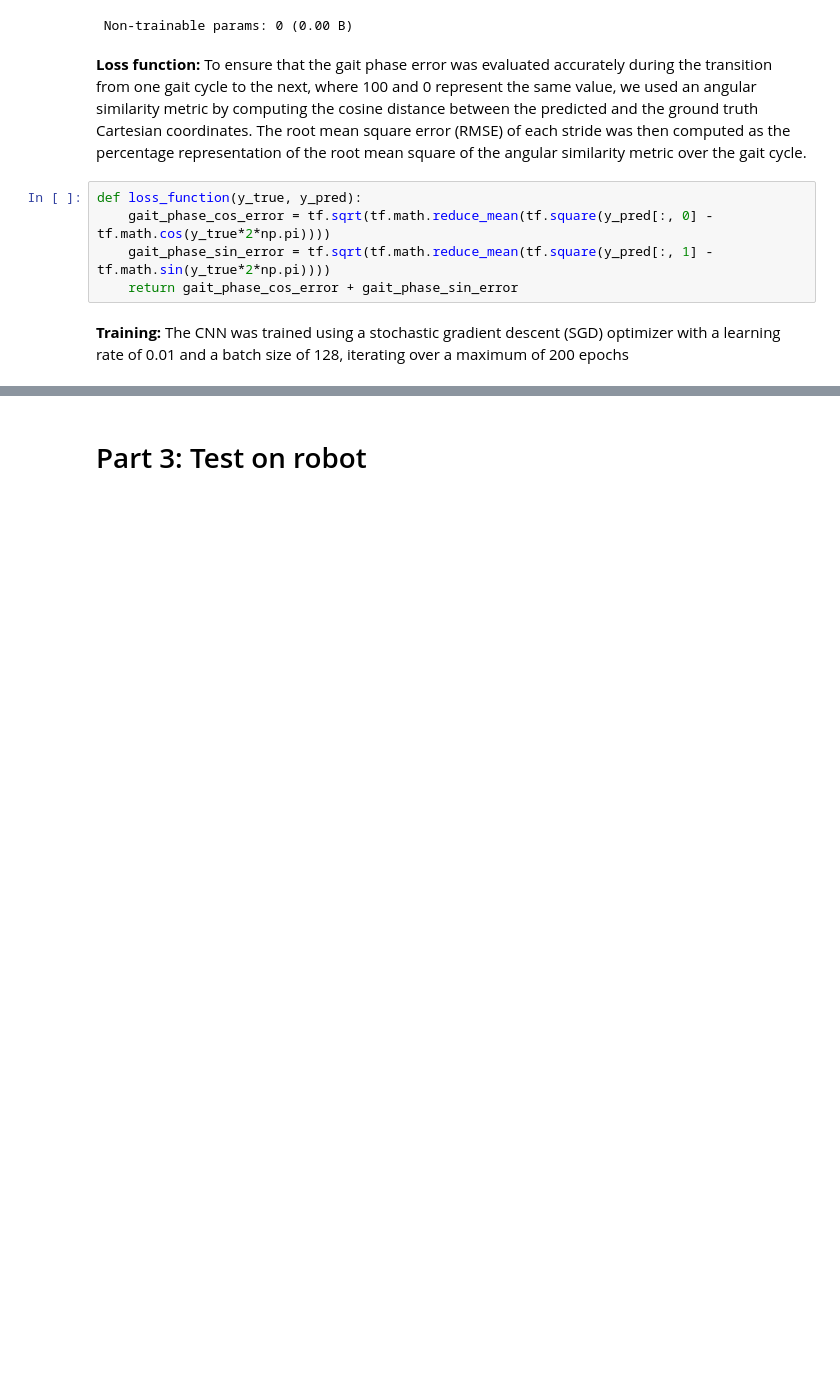
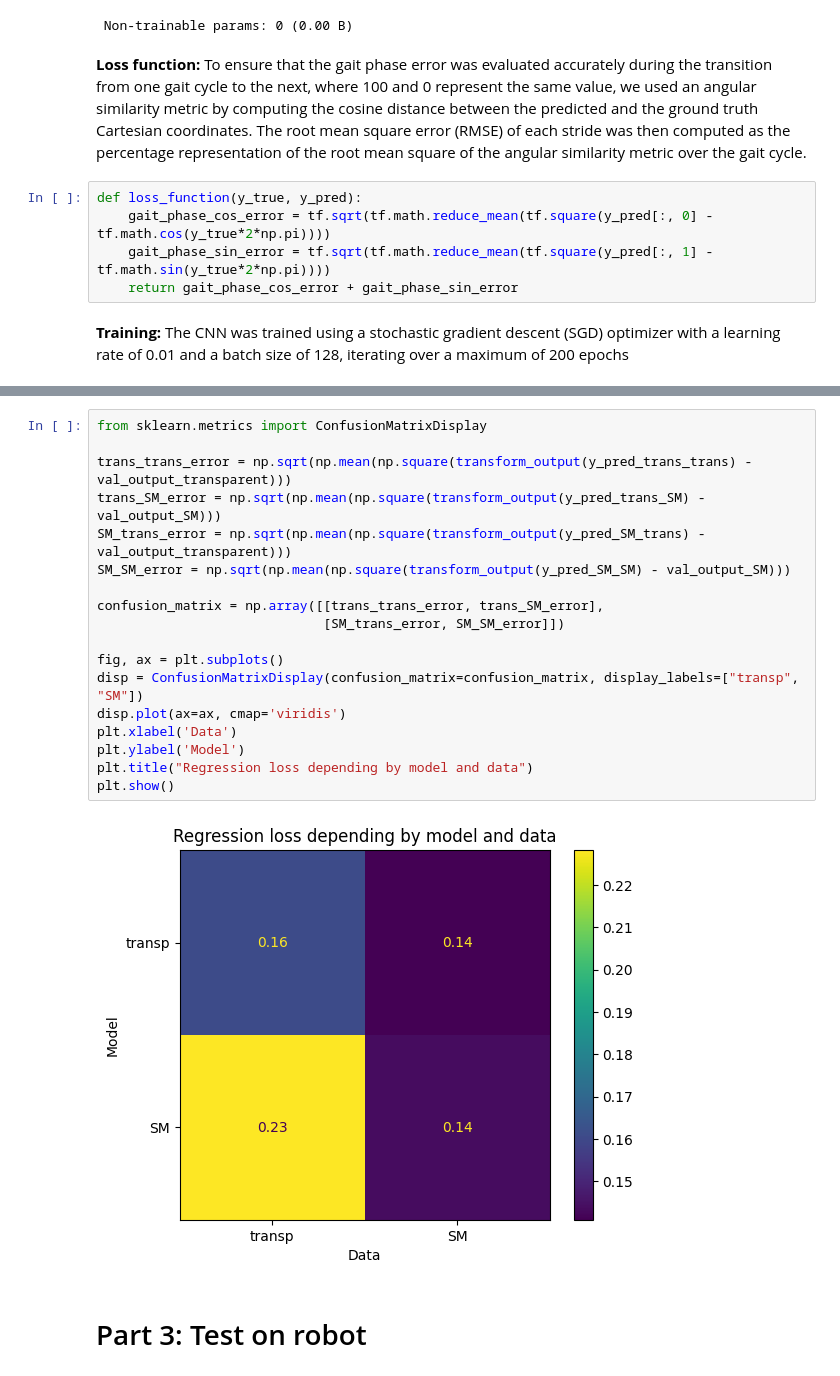
Before and after one commit to LorenzoVianello95/SSNR24, a Jupyter notebook: day2.ipynb, the cells around one changed output, grey strips where cells are left out. Cells and saved outputs as stored; diff of their text form; blank space fills up the shorter version.

```diff
--- a/day2.ipynb
+++ b/day2.ipynb
@@ -386,2 +419,22 @@ plt.plot(np.cos(val_output_transparent[:1000]*2*np.pi))
+# %%
+from sklearn.metrics import ConfusionMatrixDisplay
+
+trans_trans_error = np.sqrt(np.mean(np.square(transform_output(y_pred_trans_trans) - val_output_transparent)))
+trans_SM_error = np.sqrt(np.mean(np.square(transform_output(y_pred_trans_SM) - val_output_SM)))
+SM_trans_error = np.sqrt(np.mean(np.square(transform_output(y_pred_SM_trans) - val_output_transparent)))
+SM_SM_error = np.sqrt(np.mean(np.square(transform_output(y_pred_SM_SM) - val_output_SM)))
+
+confusion_matrix = np.array([[trans_trans_error, trans_SM_error],
+                             [SM_trans_error, SM_SM_error]])
+
+fig, ax = plt.subplots()
+disp = ConfusionMatrixDisplay(confusion_matrix=confusion_matrix, display_labels=["transp", "SM"])
+disp.plot(ax=ax, cmap='viridis')
+plt.xlabel('Data')
+plt.ylabel('Model')
+plt.title("Regression loss depending by model and data")
+plt.show()
+# %% [output]
+[figure, added]
 # %% [markdown]
 # Part 3: Test on robot
```
Also changed, not shown: parts of 12 cells of this notebook.
